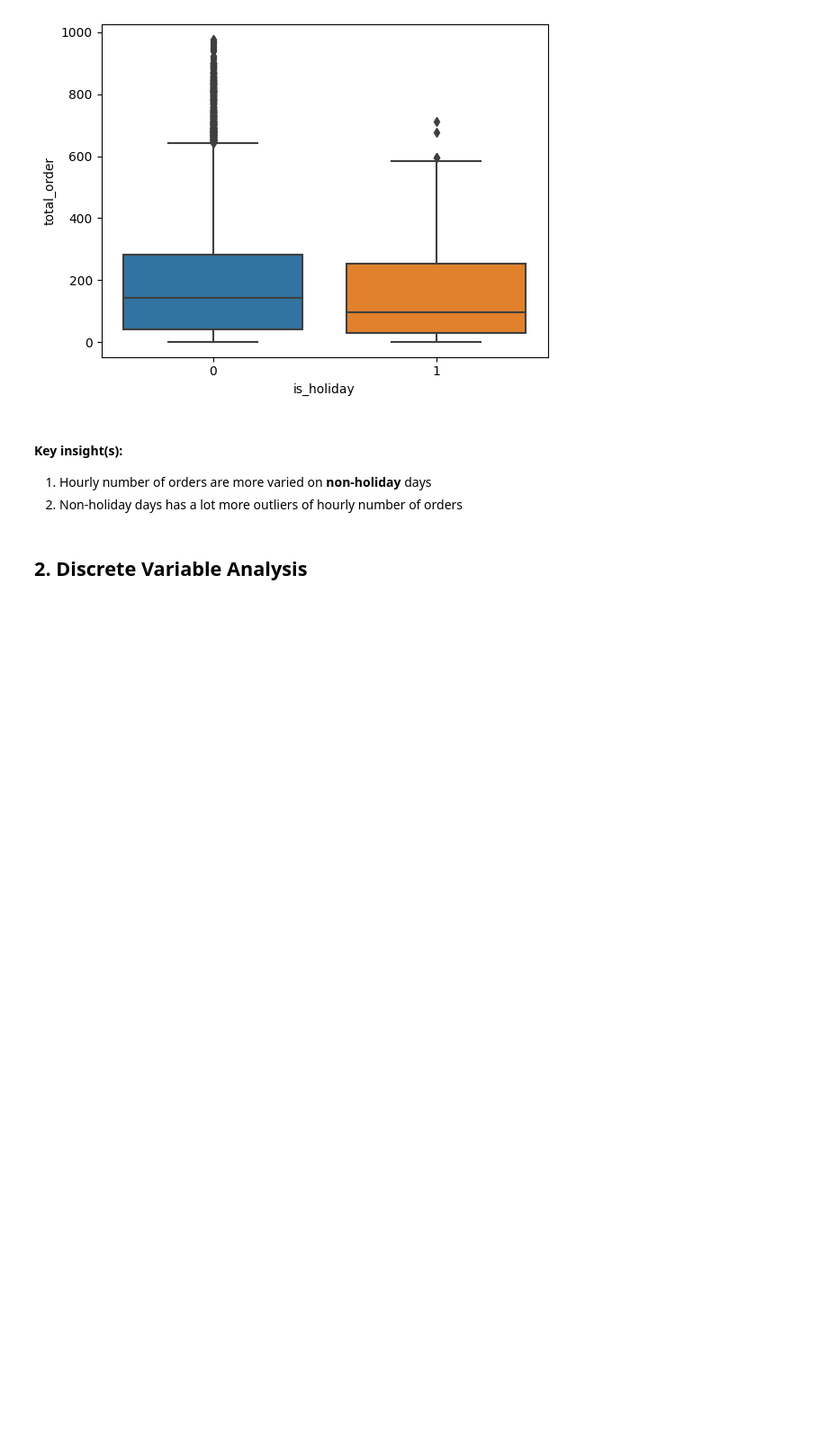
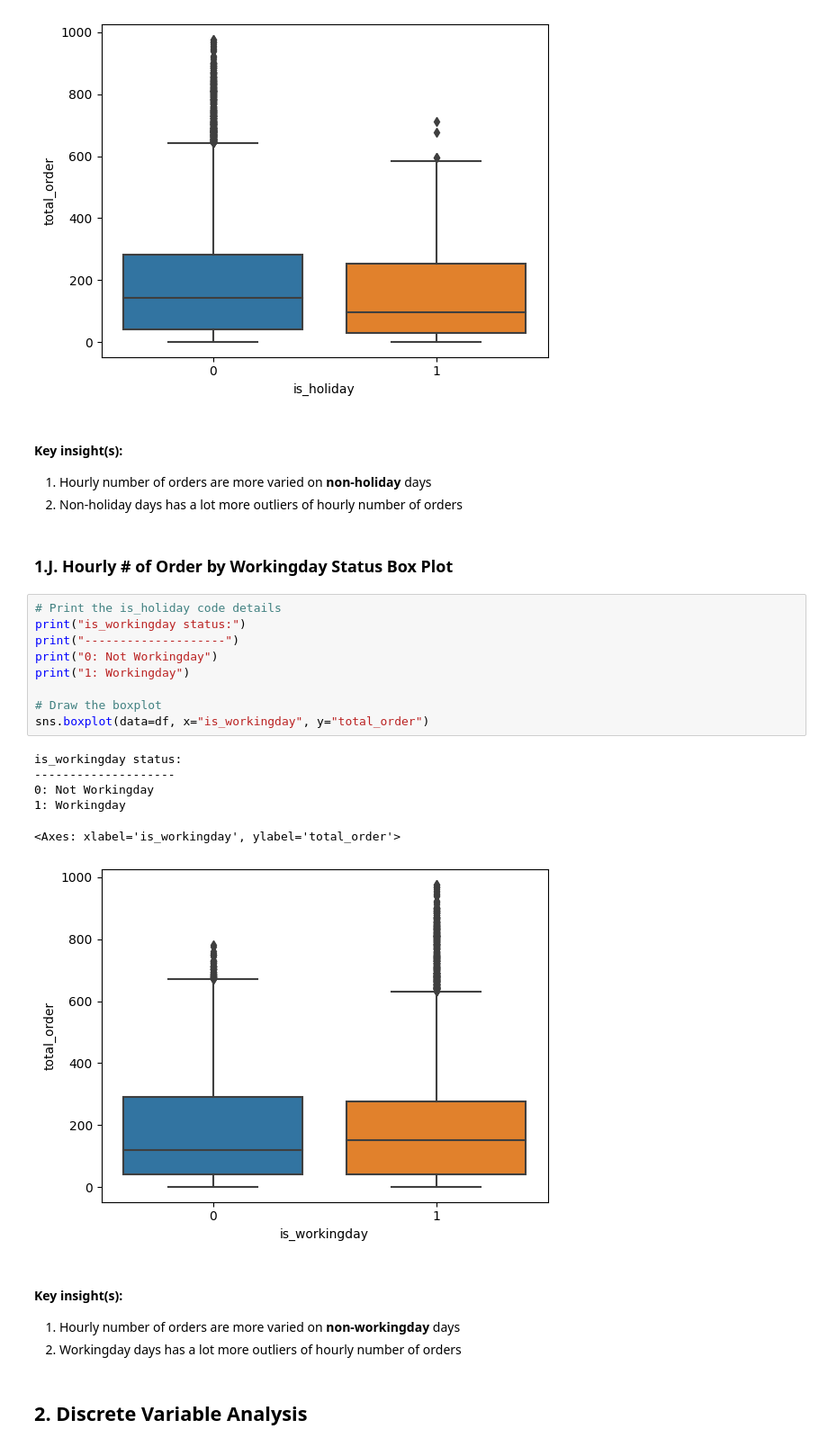
Before and after one commit to bagusfarisa/bike-sharing-demand-probability-analysis, a Jupyter notebook: bikesharing.ipynb, the cells around one changed output. Shown at 90% size. Drawn from its saved outputs; the diff is of its cells as text; blank space fills up the shorter version.

```diff
--- a/bikesharing.ipynb
+++ b/bikesharing.ipynb
@@ -315,6 +315,28 @@ is_holiday status:
 #### Key insight(s):
 1. Hourly number of orders are more varied on **non-holiday** days
 2. Non-holiday days has a lot more outliers of hourly number of orders
+# %% [markdown]
+### 1.J. Hourly # of Order by Workingday Status Box Plot
+# %%
+# Print the is_holiday code details
+print("is_workingday status:")
+print("--------------------")
+print("0: Not Workingday")
+print("1: Workingday")
+
+# Draw the boxplot
+sns.boxplot(data=df, x="is_workingday", y="total_order")
+# %% [output]
+is_workingday status:
+--------------------
+0: Not Workingday
+1: Workingday
+<Axes: xlabel='is_workingday', ylabel='total_order'>
+[figure, added]
+# %% [markdown]
+#### Key insight(s):
+1. Hourly number of orders are more varied on **non-workingday** days
+2. Workingday days has a lot more outliers of hourly number of orders
 # %% [markdown]
 ## 2. Discrete Variable Analysis
 # %%
```
Also changed, not shown: parts of 18 cells of this notebook.
